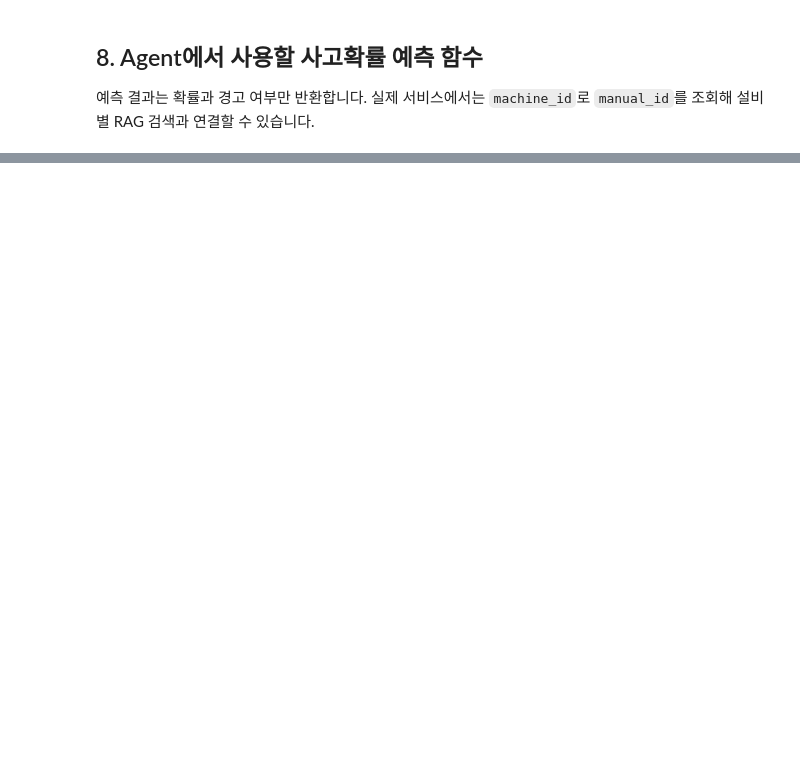
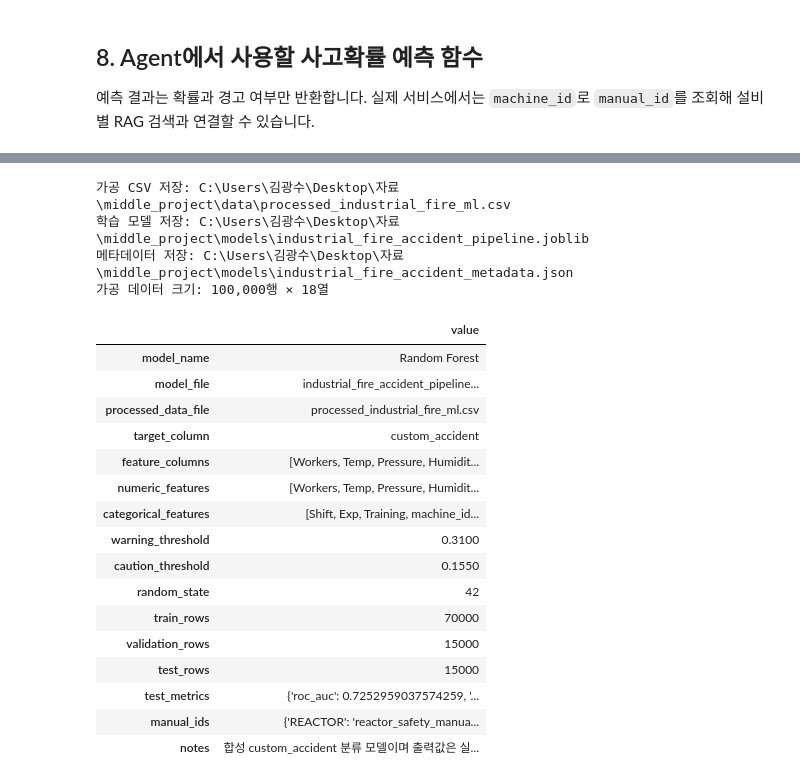
Before and after one commit to su9940-cmd/middleproject, a Jupyter notebook: industrial_fire_custom_accident_ml.ipynb, the cells around one changed output, grey strips where cells are left out. Drawn from its saved outputs; the diff is of its cells as text; code cells hidden in the pictures; blank space fills up the shorter version.

```diff
--- a/industrial_fire_custom_accident_ml.ipynb
+++ b/industrial_fire_custom_accident_ml.ipynb
@@ -241,7 +301,7 @@ numeric_features = [
     'Speed', 'Age', 'Service_Days', 'Gas', 'Sparks',
 ]
 categorical_features = [
-    'Factory', 'Region', 'Shift', 'Exp', 'Training',
+    'Shift', 'Exp', 'Training',
     'machine_id', 'machine_type',
 ]
 feature_columns = numeric_features + categorical_features
@@ -478,0 +549,78 @@ display(pd.Series(metadata).to_frame('value'))
+# %%
+PROCESSED_PATH = Path('data/processed_industrial_fire_ml.csv')
+MODEL_DIR = Path('models')
+MODEL_PATH = MODEL_DIR / 'industrial_fire_accident_pipeline.joblib'
+METADATA_PATH = MODEL_DIR / 'industrial_fire_accident_metadata.json'
+
+manual_id_map = {
+    'REACTOR': 'reactor_safety_manual',
+    'COMPRESSOR': 'compressor_safety_manual',
+    'STORAGE_TANK': 'storage_tank_safety_manual',
+    'PUMP': 'pump_safety_manual',
+}
+
+processed_df = df[['timestamp'] + feature_columns + ['custom_accident']].copy()
+processed_df.insert(3, 'manual_id', processed_df['machine_type'].map(manual_id_map))
+processed_df = processed_df.sort_values(['timestamp', 'machine_id']).reset_index(drop=True)
+
+forbidden_columns = {
+    'Accident', 'Risk', 'Alarm', 'Date', 'Time', 'Factory', 'Region', 'risk_score',
+    'accident_probability', 'risk_bias', 'rule_version',
+}
+assert forbidden_columns.isdisjoint(processed_df.columns)
+assert processed_df['custom_accident'].isin([0, 1]).all()
+
+PROCESSED_PATH.parent.mkdir(parents=True, exist_ok=True)
+MODEL_DIR.mkdir(parents=True, exist_ok=True)
+processed_df.to_csv(PROCESSED_PATH, index=False, encoding='utf-8-sig')
+joblib.dump(best_model, MODEL_PATH)
+
+metadata = {
+    'model_name': best_model_name,
+    'model_file': MODEL_PATH.name,
+    'processed_data_file': PROCESSED_PATH.name,
+    'target_column': 'custom_accident',
+    'feature_columns': feature_columns,
+    'numeric_features': numeric_features,
+    'categorical_features': categorical_features,
+    'warning_threshold': float(best_threshold),
+    'caution_threshold': float(best_threshold * 0.5),
+    'random_state': RANDOM_STATE,
+    'train_rows': int(len(train_df)),
+    'validation_rows': int(len(valid_df)),
+    'test_rows': int(len(test_df)),
+    'test_metrics': {key: float(value) for key, value in test_metrics.items()},
+    'manual_ids': manual_id_map,
+    'notes': '합성 custom_accident 분류 모델이며 출력값은 실제 사고확률이 아닌 ML 위험 점수입니다.',
+}
+METADATA_PATH.write_text(
+    json.dumps(metadata, ensure_ascii=False, indent=2), encoding='utf-8'
+)
+
+print(f'가공 CSV 저장: {PROCESSED_PATH.resolve()}')
+print(f'학습 모델 저장: {MODEL_PATH.resolve()}')
+print(f'메타데이터 저장: {METADATA_PATH.resolve()}')
+print(f'가공 데이터 크기: {processed_df.shape[0]:,}행 × {processed_df.shape[1]}열')
+display(pd.Series(metadata).to_frame('value'))
+# %% [output]
+가공 CSV 저장: C:\Users\김광수\Desktop\자료\middle_project\data\processed_industrial_fire_ml.csv
+학습 모델 저장: C:\Users\김광수\Desktop\자료\middle_project\models\industrial_fire_accident_pipeline.joblib
+메타데이터 저장: C:\Users\김광수\Desktop\자료\middle_project\models\industrial_fire_accident_metadata.json
+가공 데이터 크기: 100,000행 × 18열
+|  | value |
+| model_name | Random Forest |
+| model_file | industrial_fire_accident_pipeline... |
+| processed_data_file | processed_industrial_fire_ml.csv |
+| target_column | custom_accident |
+| feature_columns | [Workers, Temp, Pressure, Humidit... |
+| numeric_features | [Workers, Temp, Pressure, Humidit... |
+| categorical_features | [Shift, Exp, Training, machine_id... |
+| warning_threshold | 0.3100 |
+| caution_threshold | 0.1550 |
+| random_state | 42 |
+| train_rows | 70000 |
+| validation_rows | 15000 |
+| test_rows | 15000 |
+| test_metrics | {'roc_auc': 0.7252959037574259, '... |
+| manual_ids | {'REACTOR': 'reactor_safety_manua... |
+| notes | 합성 custom_accident 분류 모델이며 출력값은 실... |
```
Also changed, not shown: parts of 11 cells of this notebook, 4 other files.
